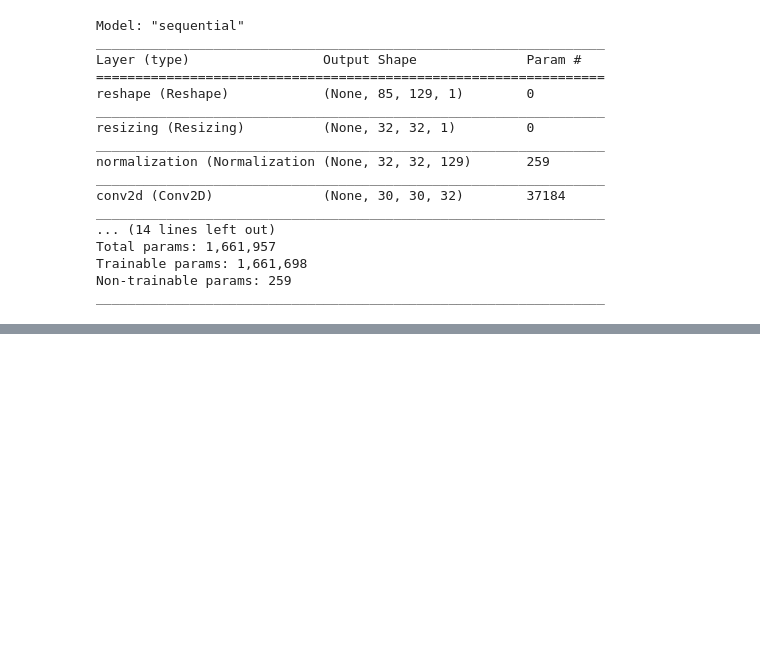
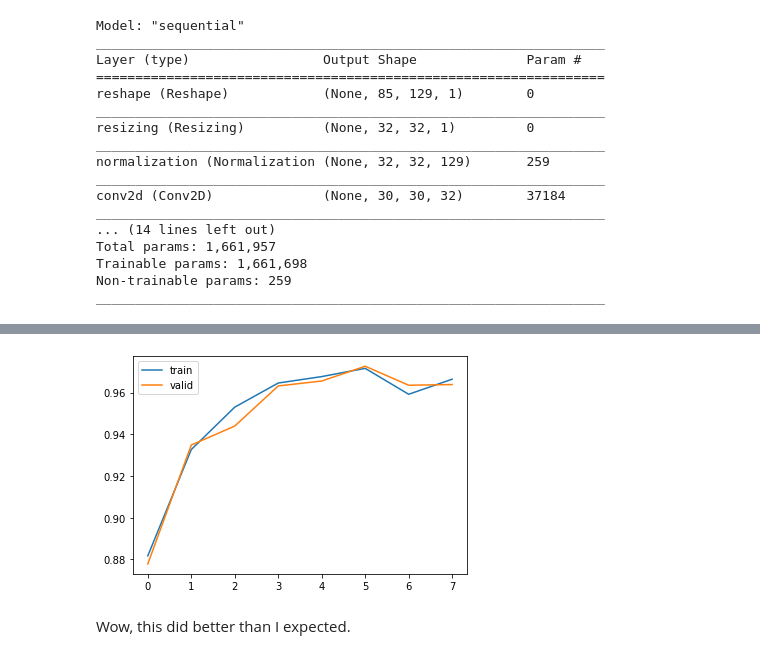
Before and after one commit to natsuozawa/classify-applauses, a Jupyter notebook: Training.ipynb, the cells around one changed output, grey strips where cells are left out. Saved outputs shown, nothing was run; the diff lists cells and outputs as text; code cells hidden in the pictures; blank space fills up the shorter version.

```diff
--- a/Training.ipynb
+++ b/Training.ipynb
@@ -153,0 +174,20 @@ Epoch 13/20
+# %%
+model2 = tf.keras.models.Sequential([
+    tf.keras.Input(shape=SPECTROGRAM_SHAPE),
+    tf.keras.layers.Reshape((SPECTROGRAM_SHAPE[0], SPECTROGRAM_SHAPE[1], 1)),
+    norm_layer,
+    tf.keras.layers.Conv2D(32, 3, activation='relu'),
+    tf.keras.layers.Conv2D(64, 3, activation='relu'),
+    tf.keras.layers.MaxPooling2D(),
+    tf.keras.layers.Dropout(0.25),
+    tf.keras.layers.Conv2D(32, 1, activation='relu'),
+    tf.keras.layers.Conv2D(32, 3, activation='relu'),
+    tf.keras.layers.Conv2D(64, 3, activation='relu'),
+    tf.keras.layers.MaxPooling2D(),
+    tf.keras.layers.Dropout(0.25),
+    tf.keras.layers.Flatten(),
+    tf.keras.layers.Dense(128, activation='relu'),
+    tf.keras.layers.Dropout(0.5),
+    tf.keras.layers.Dense(2)
+])
+model2.summary()
@@ -153,0 +212,5 @@ Epoch 13/20
+# %%
+model2.compile(optimizer='adam', loss=tf.keras.losses.SparseCategoricalCrossentropy(from_logits=True),
+               metrics=['accuracy'])
+# %%
+history2 = model2.fit(train_dataset, epochs=20, validation_data=valid_dataset, callbacks=tf.keras.callbacks.EarlyStopping(patience=2))
@@ -153,0 +234,9 @@ Epoch 13/20
+# %%
+plt.plot(history2.history['accuracy'], label='train')
+plt.plot(history2.history['val_accuracy'], label='valid')
+plt.legend()
+plt.show()
+# %% [output]
+[figure, added]
+# %% [markdown]
+Wow, this did better than I expected.
```
Also changed, not shown: parts of 36 cells of this notebook, 3 other files.
